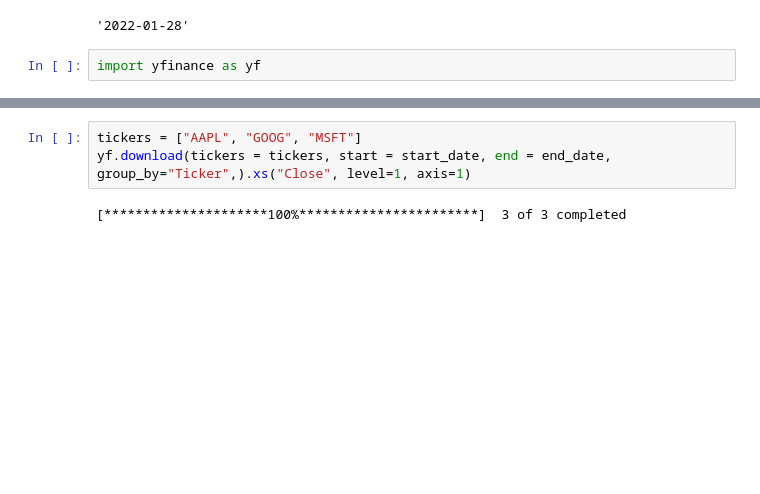
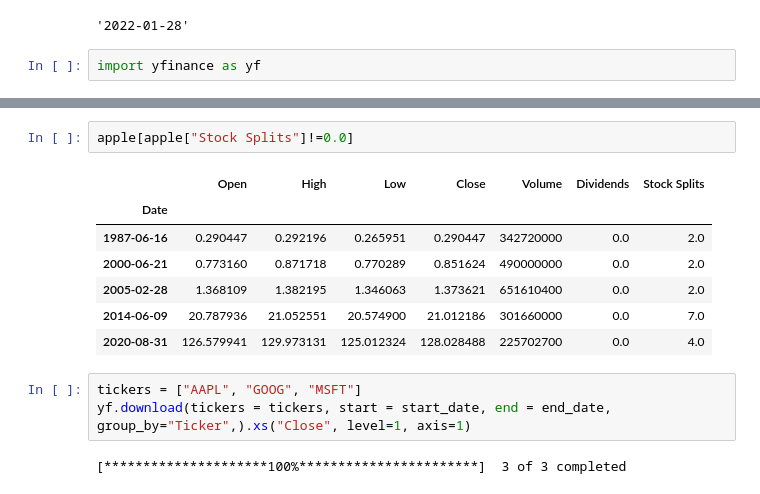
Before and after one commit to Ale-Cas/py-quant-fin, a Jupyter notebook: notebooks/experiments.ipynb, the cells around one changed output, grey strips where cells are left out. Saved outputs shown, nothing was run; the diff lists cells and outputs as text; blank space fills up the shorter version.

```diff
--- a/notebooks/experiments.ipynb
+++ b/notebooks/experiments.ipynb
@@ -19,3 +35,13 @@ msft.info.keys()
+# %%
+apple[apple["Stock Splits"]!=0.0]
+# %% [output]
+|  | Open | High | Low | Close | Volume | Dividends | Stock Splits |
+| Date |  |  |  |  |  |  |  |
+| 1987-06-16 | 0.290447 | 0.292196 | 0.265951 | 0.290447 | 342720000 | 0.0 | 2.0 |
+| 2000-06-21 | 0.773160 | 0.871718 | 0.770289 | 0.851624 | 490000000 | 0.0 | 2.0 |
+| 2005-02-28 | 1.368109 | 1.382195 | 1.346063 | 1.373621 | 651610400 | 0.0 | 2.0 |
+| 2014-06-09 | 20.787936 | 21.052551 | 20.574900 | 21.012186 | 301660000 | 0.0 | 7.0 |
+| 2020-08-31 | 126.579941 | 129.973131 | 125.012324 | 128.028488 | 225702700 | 0.0 | 4.0 |
 # %%
 tickers = ["AAPL", "GOOG", "MSFT"]
 yf.download(tickers = tickers, start = start_date, end = end_date, group_by="Ticker",).xs("Close", level=1, axis=1)
```
Also changed, not shown: parts of 3 cells of this notebook, 5 other files.
